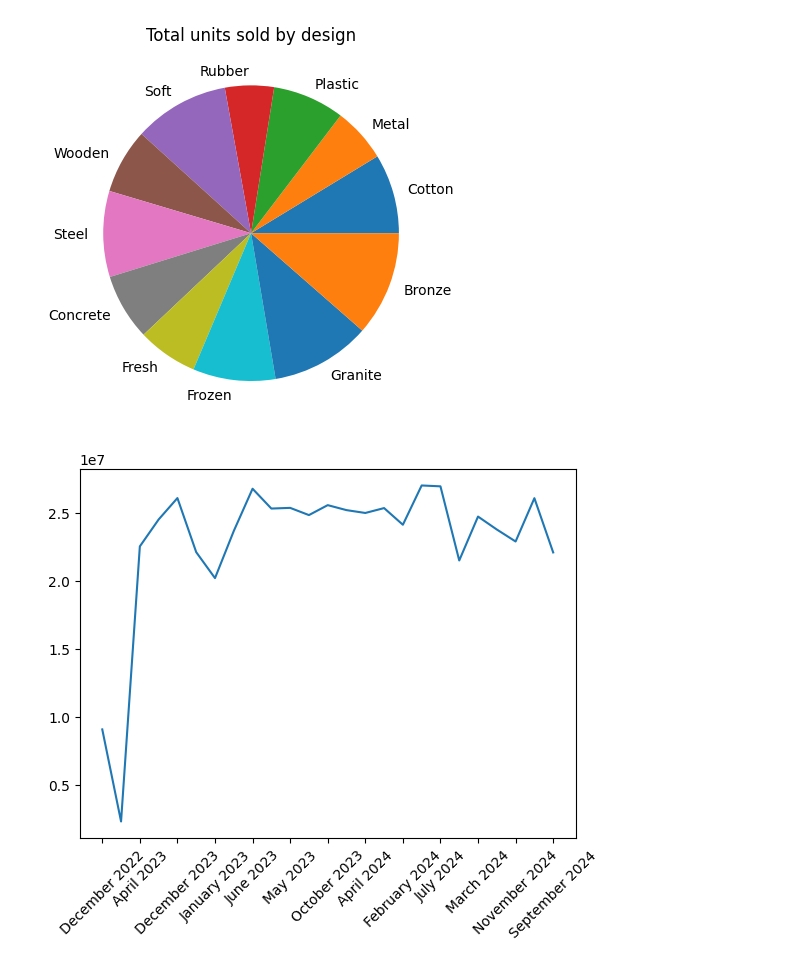
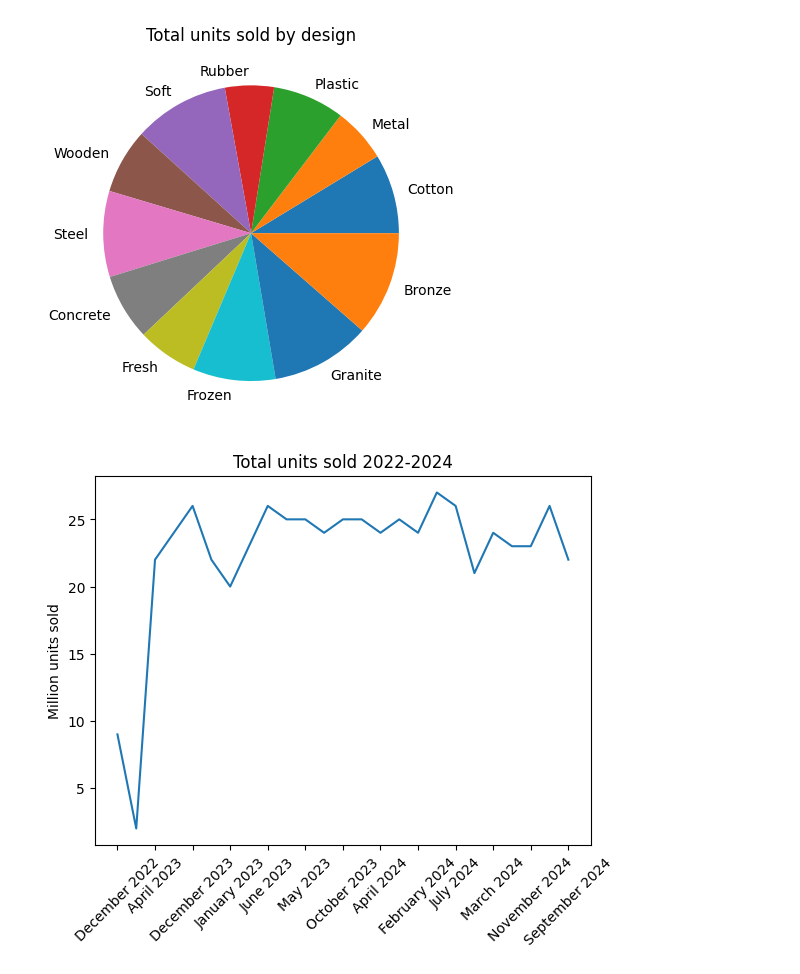
Before and after one commit to andrewstride/NC-ETL-project, a Jupyter notebook: python/data_queries.ipynb, the cells around one changed output. Cells and saved outputs as stored; diff of their text form; code cells hidden in the pictures.

Commit message:
complete visualitions and add seaborn to requirements.in

```diff
--- a/python/data_queries.ipynb
+++ b/python/data_queries.ipynb
@@ -135,17 +136,19 @@ plt.show()
 # %% [output]
 [figure]
 # %%
-time_rows = conn.run("""SELECT SUM(units_sold) AS total_units_sold,
+time_rows = conn.run("""SELECT SUM(units_sold)/1000000 AS mil_units_sold,
                          CONCAT(month_name, ' ', year) AS month
                          FROM dim_date
                          JOIN fact_sales_order
                          ON fact_sales_order.created_date = dim_date.date_id
                          GROUP BY month, month_name, year
                      ORDER BY year, month;""")
 time_cols = [col['name'] for col in conn.columns]
 time_df = pd.DataFrame(time_rows, columns=time_cols)
-plt.plot(time_df['month'], time_df['total_units_sold'])
+plt.plot(time_df['month'], time_df['mil_units_sold'])
 plt.xticks(ticks=list(range(0,len(time_df), 2)), rotation=45)
+plt.title("Total units sold 2022-2024")
+plt.ylabel("Million units sold")
 plt.show()
 # %% [output]
-[figure, old version]
+[figure, new version]
```
Also changed, not shown: parts of 12 cells of this notebook, 1 other file.
